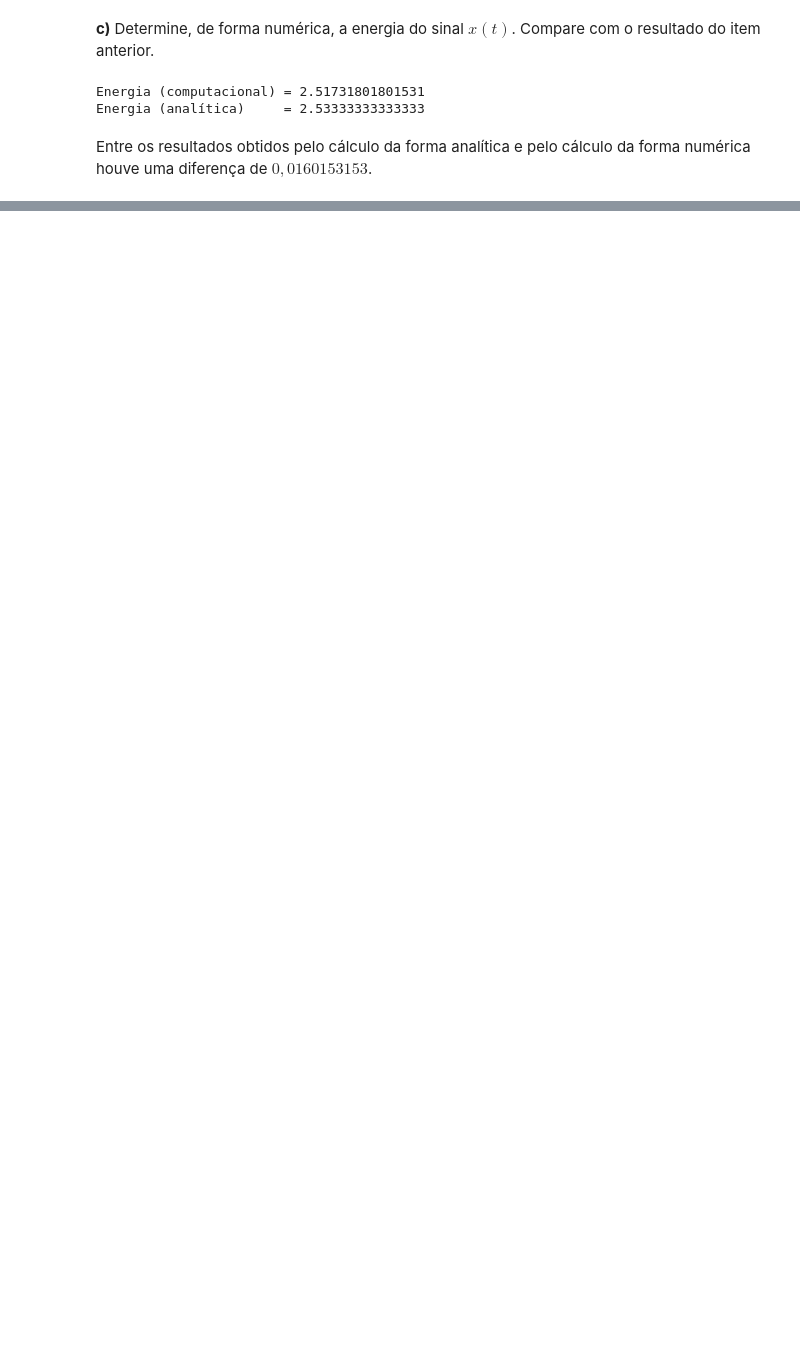
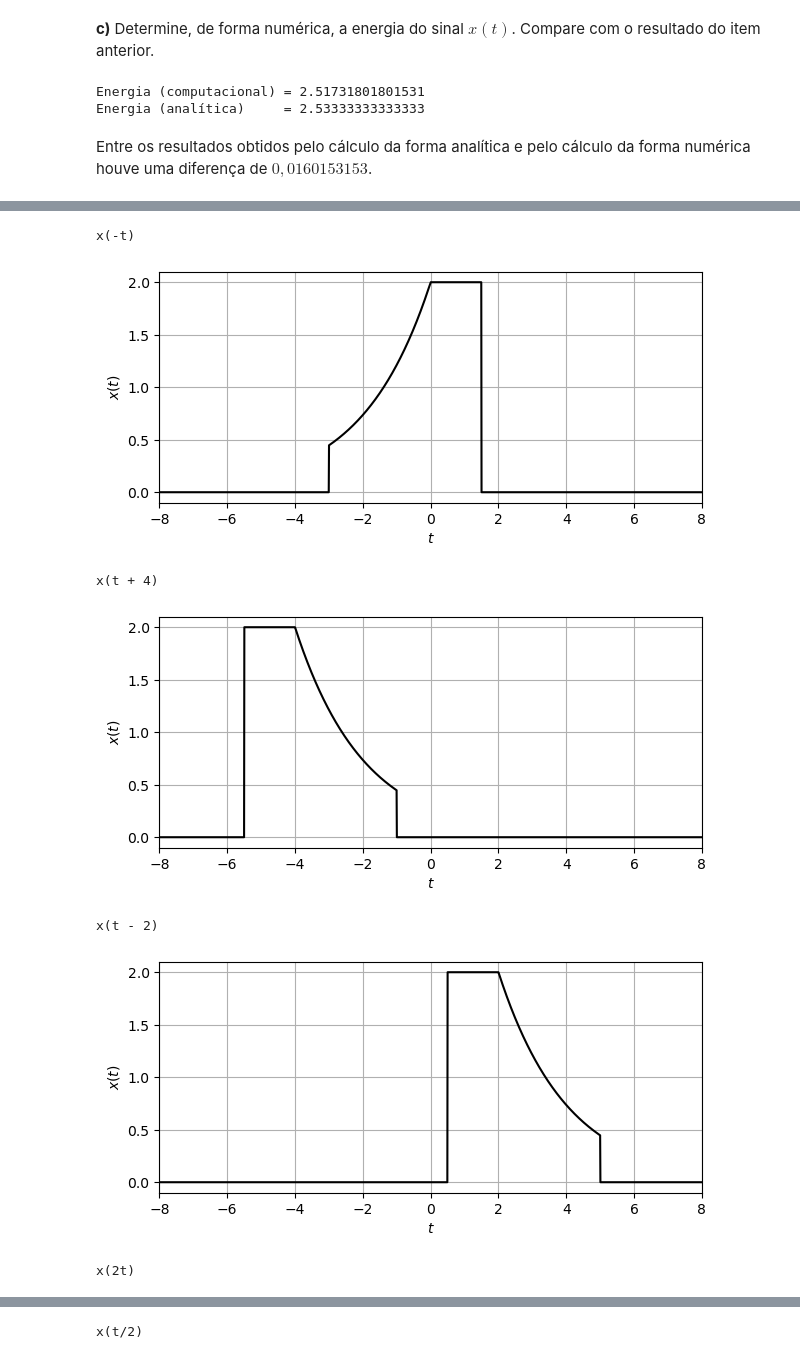
Before and after one commit to eltonlima01/signals-and-systems, a Jupyter notebook: 1st-Computational-Assignment/main.ipynb, the cells around one changed output, grey strips where cells are left out. Drawn from its saved outputs; the diff is of its cells as text; code cells hidden in the pictures; blank space fills up the shorter version.

```diff
--- a/1st-Computational-Assignment/main.ipynb
+++ b/1st-Computational-Assignment/main.ipynb
@@ -65,0 +105,45 @@ Entre os resultados obtidos pelo cálculo da forma analítica e pelo cálculo da
+# %%
+t1, t2 = -8, 8
+t = numpy.linspace (t1, t2, 2000)
+
+def plot (time):
+    u1 = 1.0 * (time >= -1.5)
+    u2 = 1.0 * (time >= 0)
+    x1 = (2) * (u1 - u2)
+
+    u1 = 1.0 * (time >= 0)
+    u2 = 1.0 * (time >= 3)
+    x2 = (2 * numpy.exp (-time/2)) * (u1 - u2)
+
+    x = x1 + x2
+
+    plt.figure (figsize = (7, 3))
+    plt.plot (t, x, "k")
+    plt.xlabel ("$t$")
+    plt.ylabel ("$x(t)$")
+    plt.xlim ([t1, t2])
+    plt.grid ()
+    plt.show ()
+
+print ("x(-t)")
+plot (-t)
+
+print ("x(t + 4)")
+plot (t + 4)
+
+print ("x(t - 2)")
+plot (t - 2)
+
+print ("x(2t)")
+plot (2 * t)
+
+print ("x(t/2)")
+plot (t/2)
+# %% [output]
+x(-t)
+[figure, added]
+x(t + 4)
+[figure, added]
+x(t - 2)
+[figure, added]
+x(2t)
@@ -65,0 +151 @@ Entre os resultados obtidos pelo cálculo da forma analítica e pelo cálculo da
+x(t/2)
```
Also changed, not shown: parts of 12 cells of this notebook, 1 other file.
